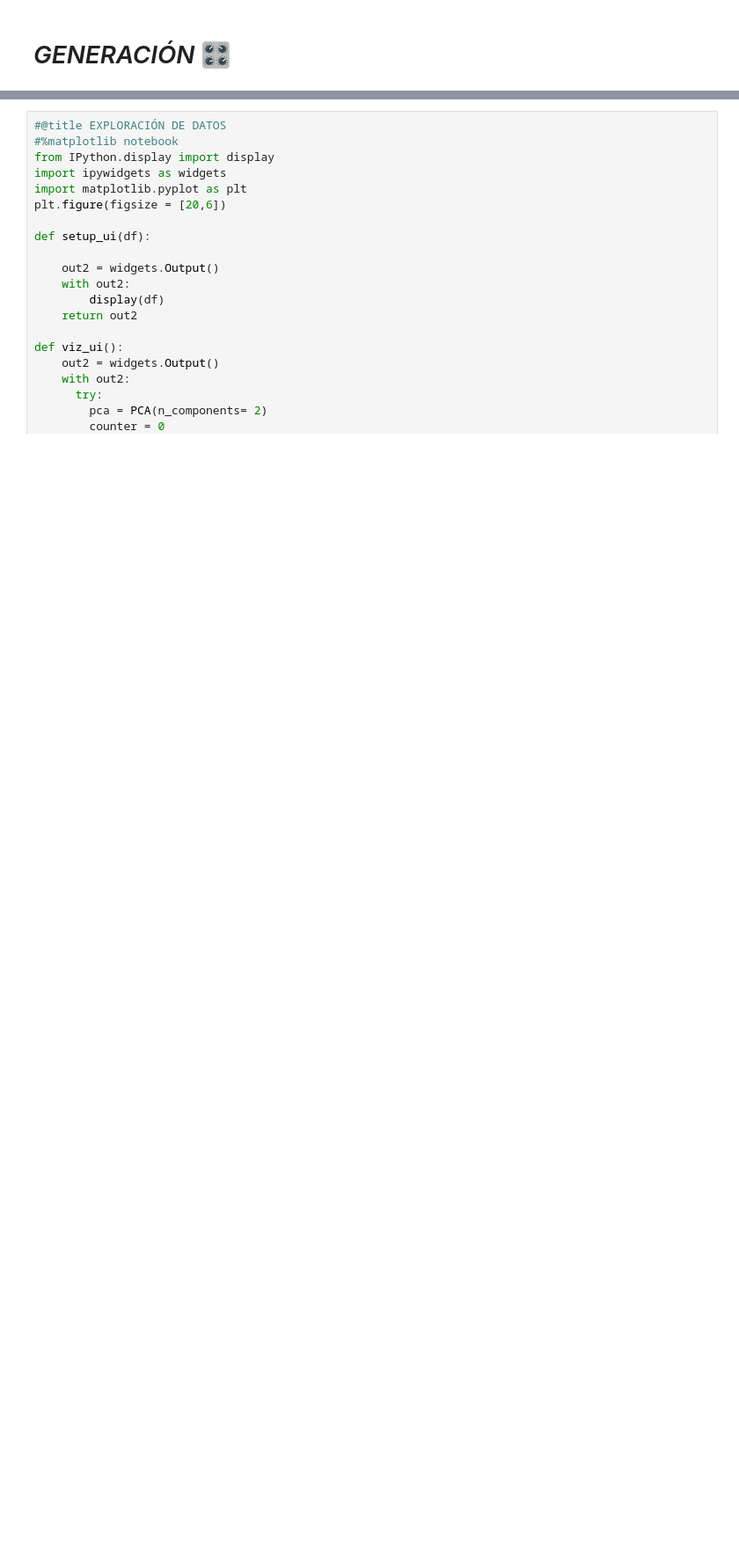
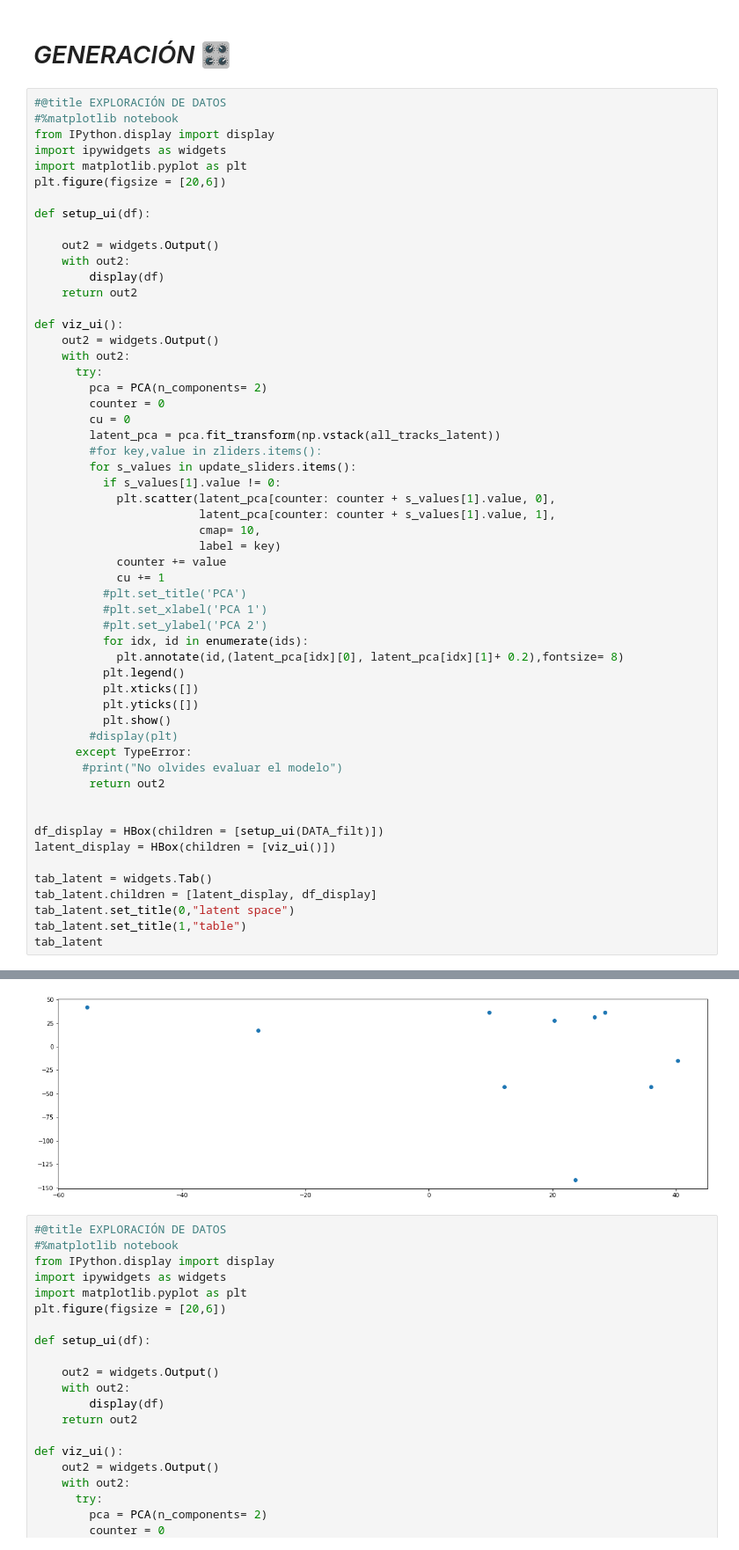
Before and after one commit to mezaga/ACIML-prototype, a Jupyter notebook: ACIML_prototype_lab.ipynb, the cells around one changed output, grey strips where cells are left out. Shown at 88% size. Drawn from its saved outputs; the diff is of its cells as text; blank space fills up the shorter version.

```diff
--- a/ACIML_prototype_lab.ipynb
+++ b/ACIML_prototype_lab.ipynb
@@ -977,2 +1076,58 @@ Text(0.5, 1.0, 'reconstruction')
 # %% [markdown]
 # *GENERACIÓN* 🎛
+# %%
+#@title EXPLORACIÓN DE DATOS
+#%matplotlib notebook
+from IPython.display import display
+import ipywidgets as widgets
+import matplotlib.pyplot as plt
+plt.figure(figsize = [20,6])
+
+def setup_ui(df):
+
+    out2 = widgets.Output()
+    with out2:
+        display(df)
+    return out2
+
+def viz_ui():
+    out2 = widgets.Output()
+    with out2:
+      try:
+        pca = PCA(n_components= 2)
+        counter = 0
+        cu = 0
+        latent_pca = pca.fit_transform(np.vstack(all_tracks_latent))
+        #for key,value in zliders.items():
+        for s_values in update_sliders.items():
+          if s_values[1].value != 0:
+            plt.scatter(latent_pca[counter: counter + s_values[1].value, 0],
+                        latent_pca[counter: counter + s_values[1].value, 1],
+                        cmap= 10,
+                        label = key)
+            counter += value
+            cu += 1
+          #plt.set_title('PCA')
+          #plt.set_xlabel('PCA 1')
+          #plt.set_ylabel('PCA 2')
+          for idx, id in enumerate(ids):
+            plt.annotate(id,(latent_pca[idx][0], latent_pca[idx][1]+ 0.2),fontsize= 8)
+          plt.legend()
+          plt.xticks([])
+          plt.yticks([])
+          plt.show()
+        #display(plt)
+      except TypeError:
+       #print("No olvides evaluar el modelo")
+        return out2
+
+
+df_display = HBox(children = [setup_ui(DATA_filt)])
+latent_display = HBox(children = [viz_ui()])
+
+tab_latent = widgets.Tab()
+tab_latent.children = [latent_display, df_display]
+tab_latent.set_title(0,"latent space")
+tab_latent.set_title(1,"table")
+tab_latent
+# %% [output]
@@ -979,3 +1135,4 @@ Text(0.5, 1.0, 'reconstruction')
+[figure, added]
 # %%
 #@title EXPLORACIÓN DE DATOS
 #%matplotlib notebook
```
Also changed, not shown: parts of 8 cells of this notebook.
